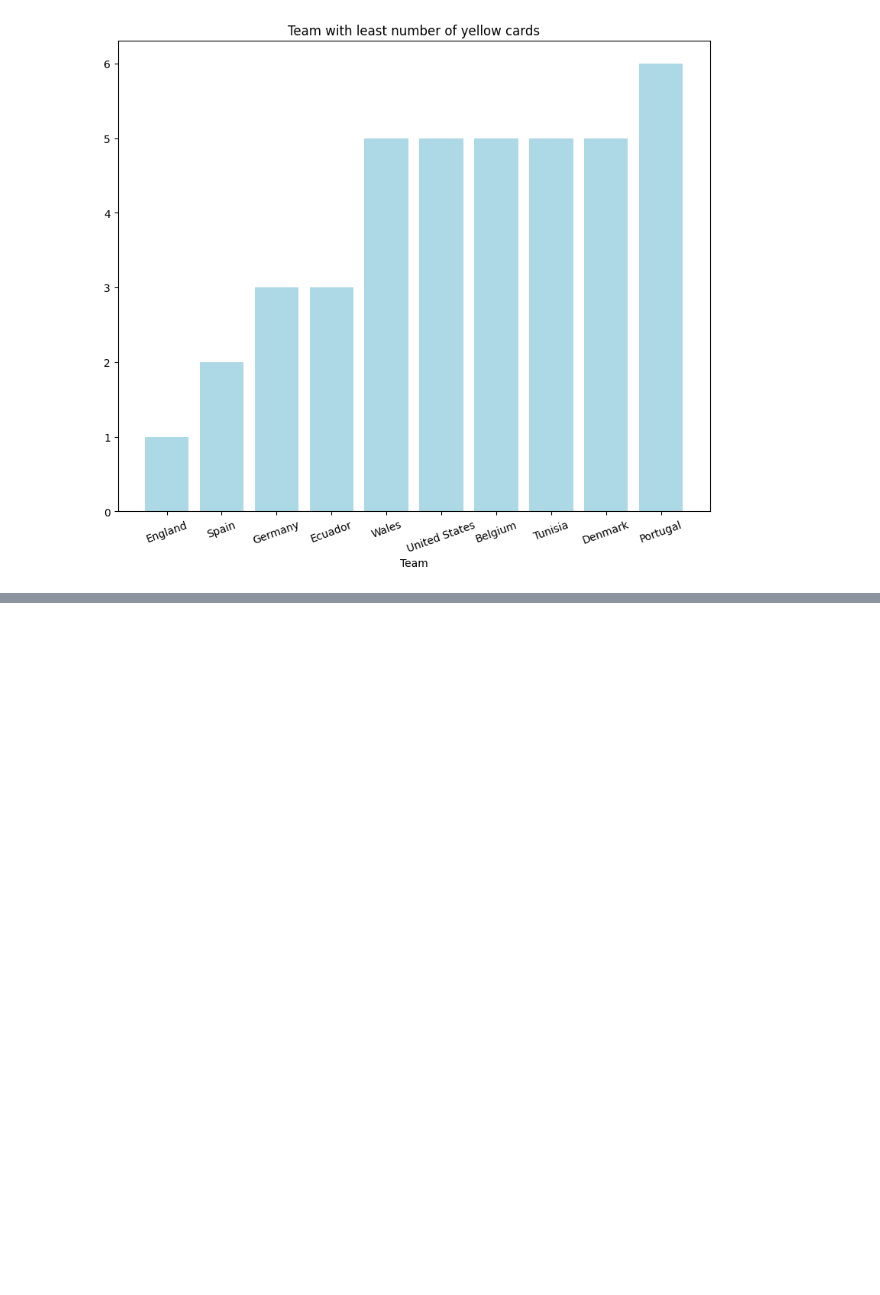
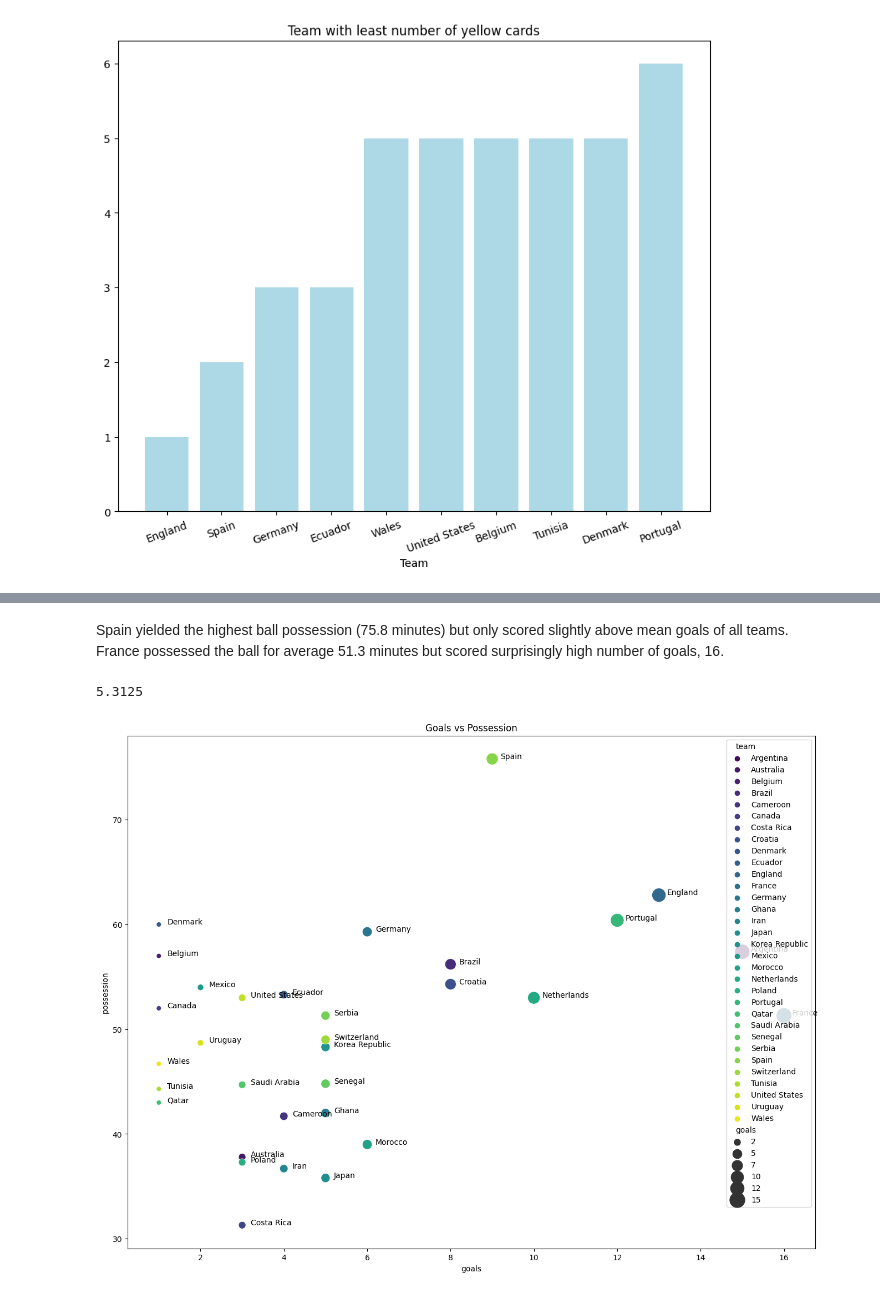
Before and after one commit to RayNguyent/World_Cup_2022, a Jupyter notebook: report.ipynb, the cells around one changed output, grey strips where cells are left out. Saved outputs shown, nothing was run; the diff lists cells and outputs as text; code cells hidden in the pictures; blank space fills up the shorter version.

```diff
--- a/report.ipynb
+++ b/report.ipynb
@@ -87,0 +118,15 @@ Text(0.5, 0, 'Team')
+# %% [markdown]
+Spain yielded the highest ball possession (75.8 minutes) but only scored slightly above mean goals of all teams. <br>
+France possessed the ball for average 51.3 minutes but scored surprisingly high number of goals, 16.
+# %%
+plt.figure(figsize=(16,12))
+sns.scatterplot(data=team,y='possession',x='goals',hue='team',size='goals',palette = 'viridis',sizes = (40,400))
+for i in range(team.shape[0]):
+ plt.text(x=team['goals'][i]+0.2,y=team['possession'][i]+0.025,s=team.team[i],
+          fontdict=dict(color='black',size=10))
+plt.title('Goals vs Possession')
+
+np.mean( team['goals'])
+# %% [output]
+5.3125
+[figure, added]
```
Also changed, not shown: parts of 3 cells of this notebook.
